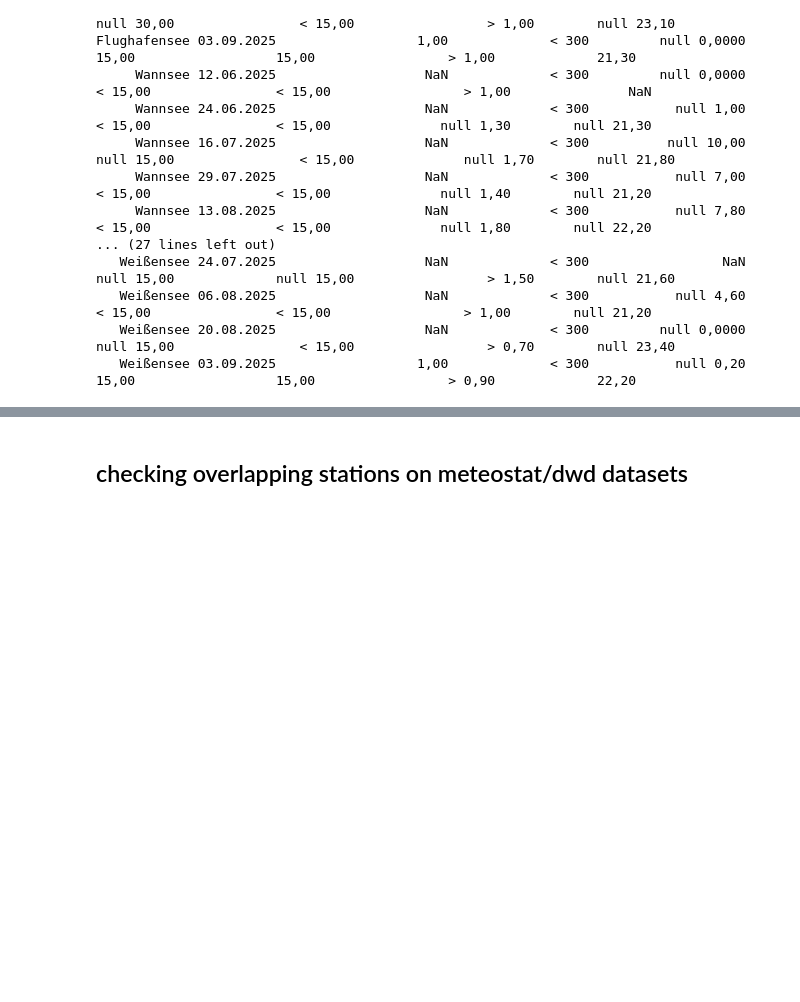
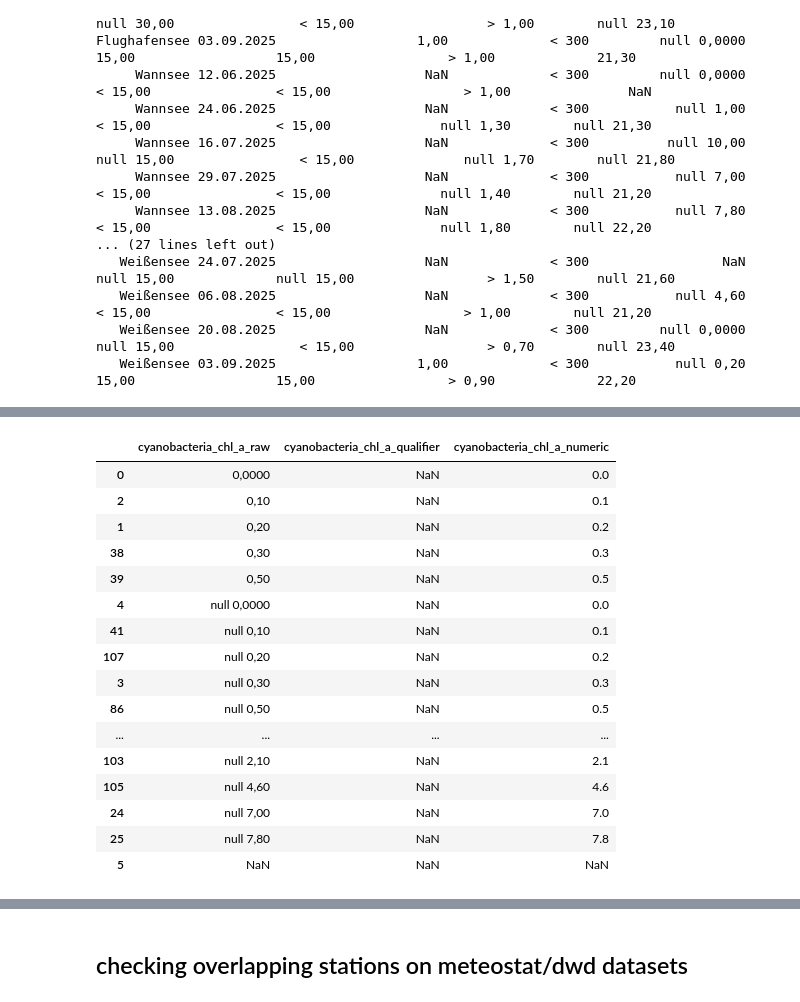
Before and after one commit to lodimarcello/Capstone_project_Lorenzo, a Jupyter notebook: datasets_merging.ipynb, the cells around one changed output, grey strips where cells are left out. Drawn from its saved outputs; the diff is of its cells as text; code cells hidden in the pictures; blank space fills up the shorter version.

```diff
--- a/datasets_merging.ipynb
+++ b/datasets_merging.ipynb
@@ -399,0 +683,11 @@ DWD columns:
+# %%
+# Flag zero water-temperature readings for verification
+water_cleaned["temperature_zero_flag"] = (
+    water_cleaned["water_temperature_numeric"] == 0
+)
+
+# Count flagged records
+print(
+    "Zero-temperature records:",
+    water_cleaned["temperature_zero_flag"].sum()
+)
@@ -399,0 +859,54 @@ DWD columns:
+# %%
+# Preserve the original values
+water_cleaned["cyanobacteria_chl_a_raw"] = (
+    water_cleaned["cyanobacteria_chl_a"]
+)
+
+# Extract comparison qualifiers
+water_cleaned["cyanobacteria_chl_a_qualifier"] = (
+    water_cleaned["cyanobacteria_chl_a_raw"]
+    .str.extract(r"^\s*(<|>)", expand=False)
+)
+
+# Remove the null flag and comparison symbols
+cyanobacteria_values = (
+    water_cleaned["cyanobacteria_chl_a_raw"]
+    .str.replace(r"^\s*null\s+", "", regex=True)
+    .str.replace(r"^\s*[<>]\s*", "", regex=True)
+    .str.replace(",", ".", regex=False)
+)
+
+# Convert to numeric values
+water_cleaned["cyanobacteria_chl_a_numeric"] = pd.to_numeric(
+    cyanobacteria_values,
+    errors="coerce"
+)
+
+# Inspect the results
+display(
+    water_cleaned[
+        [
+            "cyanobacteria_chl_a_raw",
+            "cyanobacteria_chl_a_qualifier",
+            "cyanobacteria_chl_a_numeric"
+        ]
+    ].drop_duplicates().sort_values("cyanobacteria_chl_a_raw")
+)
+# %% [output]
+|  | cyanobacteria_chl_a_raw | cyanobacteria_chl_a_qualifier | cyanobacteria_chl_a_numeric |
+| 0 | 0,0000 | NaN | 0.0 |
+| 2 | 0,10 | NaN | 0.1 |
+| 1 | 0,20 | NaN | 0.2 |
+| 38 | 0,30 | NaN | 0.3 |
+| 39 | 0,50 | NaN | 0.5 |
+| 4 | null 0,0000 | NaN | 0.0 |
+| 41 | null 0,10 | NaN | 0.1 |
+| 107 | null 0,20 | NaN | 0.2 |
+| 3 | null 0,30 | NaN | 0.3 |
+| 86 | null 0,50 | NaN | 0.5 |
+| ... | ... | ... | ... |
+| 103 | null 2,10 | NaN | 2.1 |
+| 105 | null 4,60 | NaN | 4.6 |
+| 24 | null 7,00 | NaN | 7.0 |
+| 25 | null 7,80 | NaN | 7.8 |
+| 5 | NaN | NaN | NaN |
```
Also changed, not shown: parts of 37 cells of this notebook, 3 other files.
